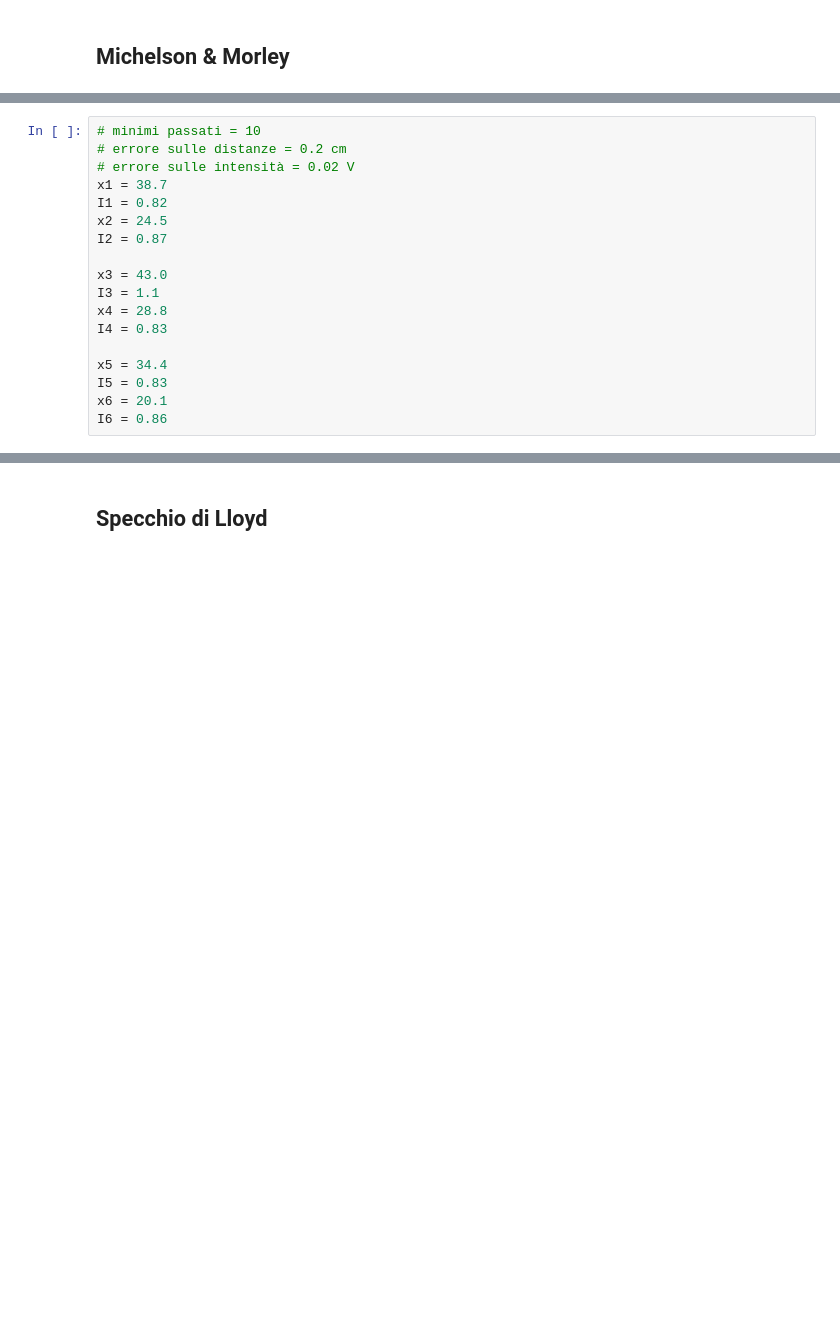
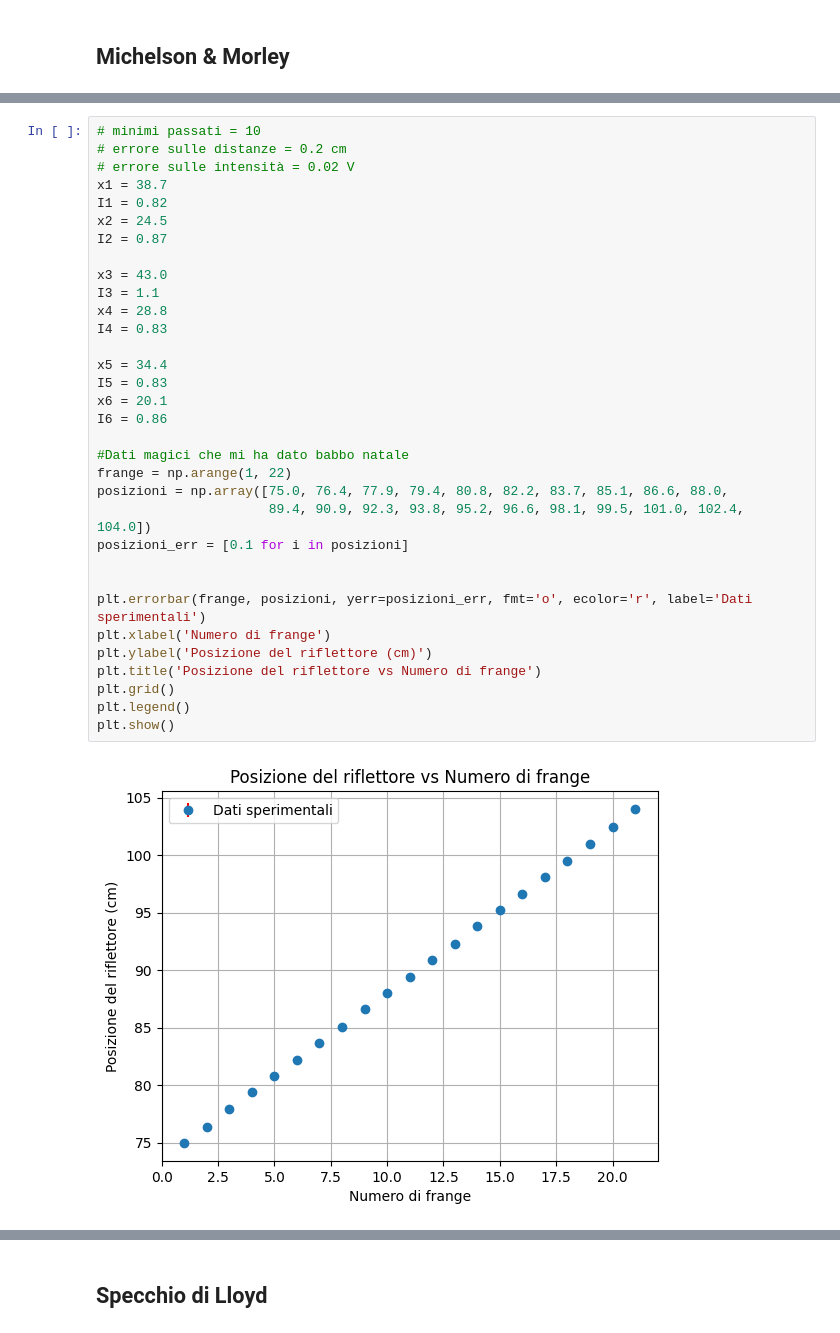
Before and after one commit to Pavar0tty/Laboratorio_2, a Jupyter notebook: Microonde/Analisi.ipynb, the cells around one changed output, grey strips where cells are left out. Cells and saved outputs as stored; diff of their text form; blank space fills up the shorter version.

```diff
--- a/Microonde/Analisi.ipynb
+++ b/Microonde/Analisi.ipynb
@@ -459,18 +618,35 @@ print(f"Stima della distanza d: ({d_fit:.4f} ± {d_fit_err:.4f}) cm")
 # %%
 # minimi passati = 10
 # errore sulle distanze = 0.2 cm
 # errore sulle intensità = 0.02 V
 x1 = 38.7
 I1 = 0.82
 x2 = 24.5
 I2 = 0.87
 
 x3 = 43.0
 I3 = 1.1
 x4 = 28.8
 I4 = 0.83
 
 x5 = 34.4
 I5 = 0.83
 x6 = 20.1
 I6 = 0.86
+
+#Dati magici che mi ha dato babbo natale
+frange = np.arange(1, 22)
+posizioni = np.array([75.0, 76.4, 77.9, 79.4, 80.8, 82.2, 83.7, 85.1, 86.6, 88.0,
+                      89.4, 90.9, 92.3, 93.8, 95.2, 96.6, 98.1, 99.5, 101.0, 102.4, 104.0])
+posizioni_err = [0.1 for i in posizioni]
+
+
+plt.errorbar(frange, posizioni, yerr=posizioni_err, fmt='o', ecolor='r', label='Dati sperimentali')
+plt.xlabel('Numero di frange')
+plt.ylabel('Posizione del riflettore (cm)')
+plt.title('Posizione del riflettore vs Numero di frange')
+plt.grid()
+plt.legend()
+plt.show()
+# %% [output]
+[figure, added]
```
Also changed, not shown: parts of 23 cells of this notebook.
